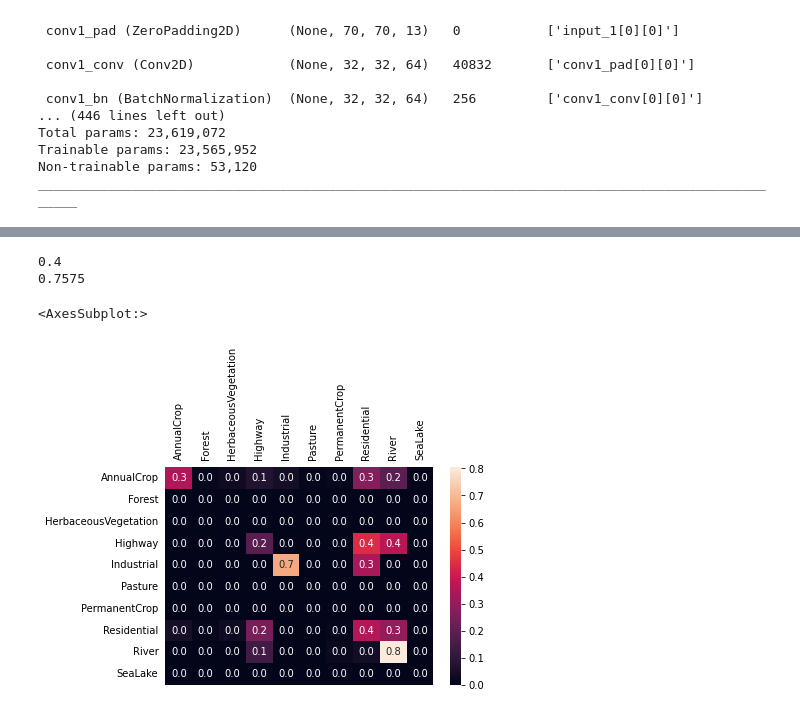
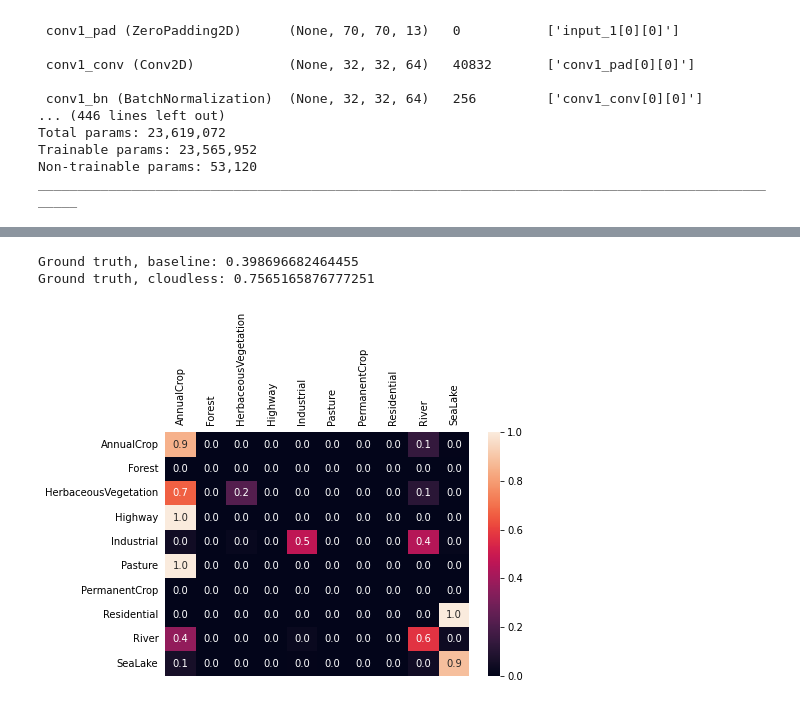
Before and after one commit to Trottero/uc-landcover-types, a Jupyter notebook: classification/classify.ipynb, the cells around one changed output, grey strips where cells are left out. Cells and saved outputs as stored; diff of their text form; code cells hidden in the pictures.

Commit message:
Generate graphs

```diff
--- a/classification/classify.ipynb
+++ b/classification/classify.ipynb
@@ -106,7 +106,7 @@ ________________________________________________________________________________
 def get_predictions_for_set(tfset: tf.data.Dataset):
     preds = []
     tfset = tfset.batch(5)
-    for batch in tfset:
+    for batch in tqdm.tqdm(tfset):
         preds.extend(np.argmax(model.predict(batch), axis=1))
     return np.array(preds)
 
@@ -146,14 +151,12 @@ histplot_for_dataset("Distribution of classes on the eurosat dataset", eurosat_d
 # %%
-print(metrics.accuracy_score(ground_truth, baseline))
-print(metrics.accuracy_score(ground_truth, cloudless))
-len(cloudless)
-metrics.confusion_matrix(ground_truth, baseline)
+print('Ground truth, baseline:', metrics.accuracy_score(ground_truth, baseline))
+print('Ground truth, cloudless:', metrics.accuracy_score(ground_truth, cloudless))
 
 plt.tick_params(axis='both', which='major', labelsize=10, labelbottom = False, bottom=False, top = False, labeltop=True, left=False)
-sns.heatmap(metrics.confusion_matrix(ground_truth, baseline, normalize='true'), annot=True, fmt='.1f', xticklabels=classmap.values(), yticklabels=classmap.values())
-# sns.heatmap(metrics.confusion_matrix(ground_truth, cloudless, normalize='true'), annot=True, fmt='.1f', xticklabels=classmap.values(), yticklabels=classmap.values())
+plt.tight_layout()
+sns.heatmap(metrics.confusion_matrix(ground_truth, cloudless, normalize='true', labels=np.arange(0, 10)), annot=True, fmt='.1f', xticklabels=classmap.values(), yticklabels=classmap.values())
+plt.savefig('confusion_matrix_cloudless.pdf', bbox_inches="tight")
 # %% [output]
-0.4
-0.7575
+Ground truth, baseline: 0.398696682464455
+Ground truth, cloudless: 0.7565165876777251
-<AxesSubplot:>
-[figure, old version]
+[figure, new version]
```
Also changed, not shown: parts of 4 cells of this notebook, 4 other files.
